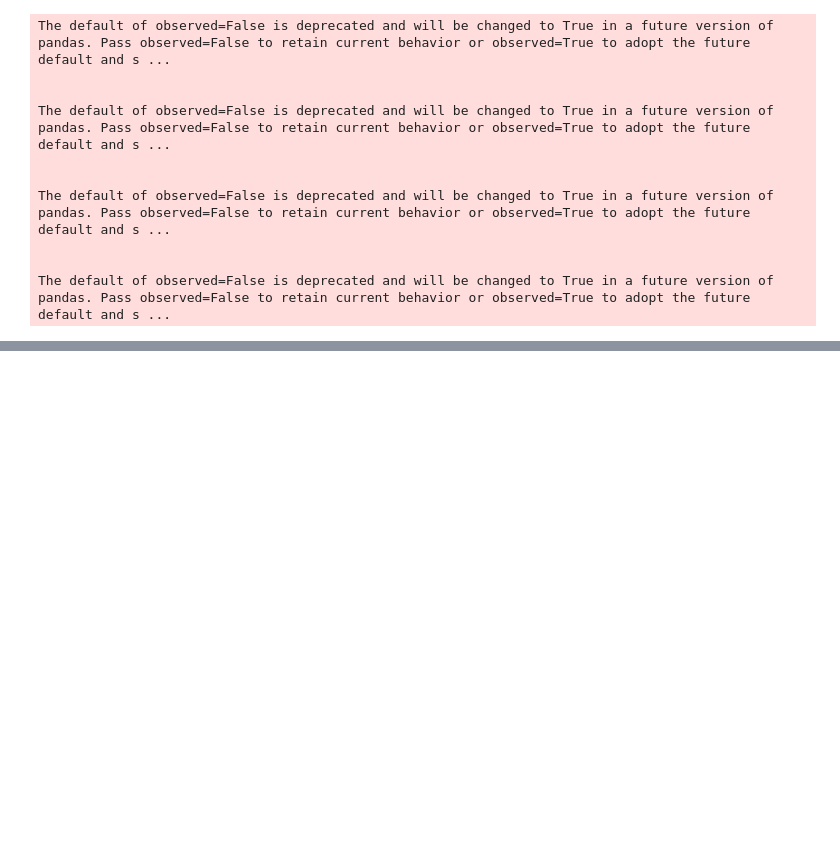
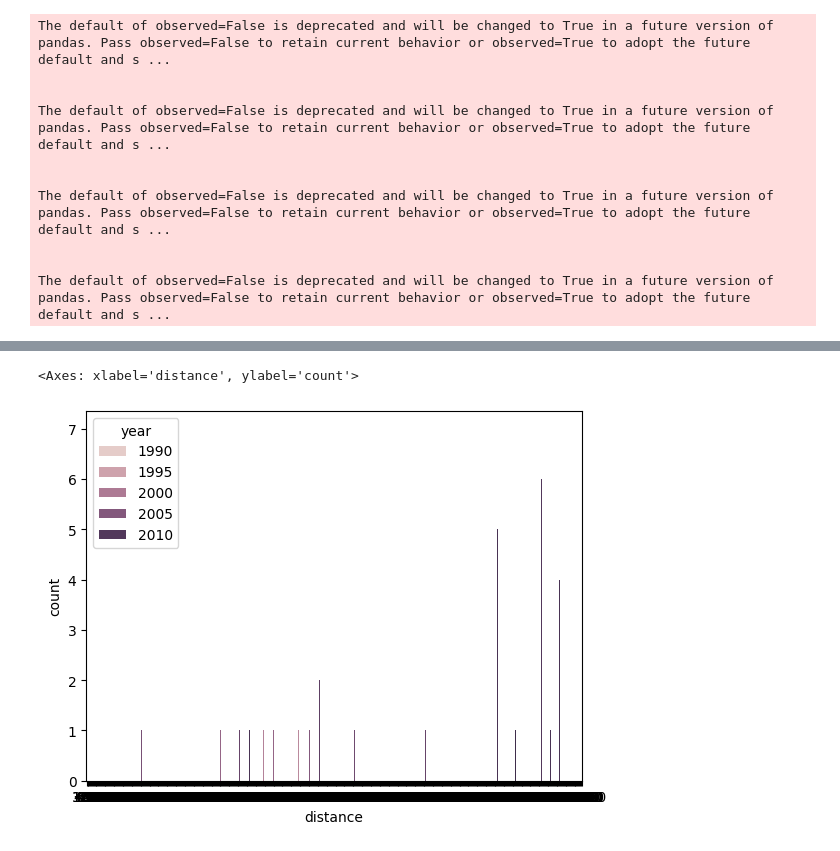
Before and after one commit to muskan-student/pythondata-analytics, a Jupyter notebook: data visualization.ipynb, the cells around one changed output, grey strips where cells are left out. Cells and saved outputs as stored; diff of their text form; code cells hidden in the pictures; blank space fills up the shorter version.

```diff
--- a/data visualization.ipynb
+++ b/data visualization.ipynb
@@ -207,0 +292,5 @@ NameError: name 'planets' is not defined
+# %%
+sns.countplot(data = plat ,x = 'distance', hue = 'year')
+# %% [output]
+<Axes: xlabel='distance', ylabel='count'>
+[figure, added]
```
Also changed, not shown: parts of 22 cells of this notebook, 4 other files.
